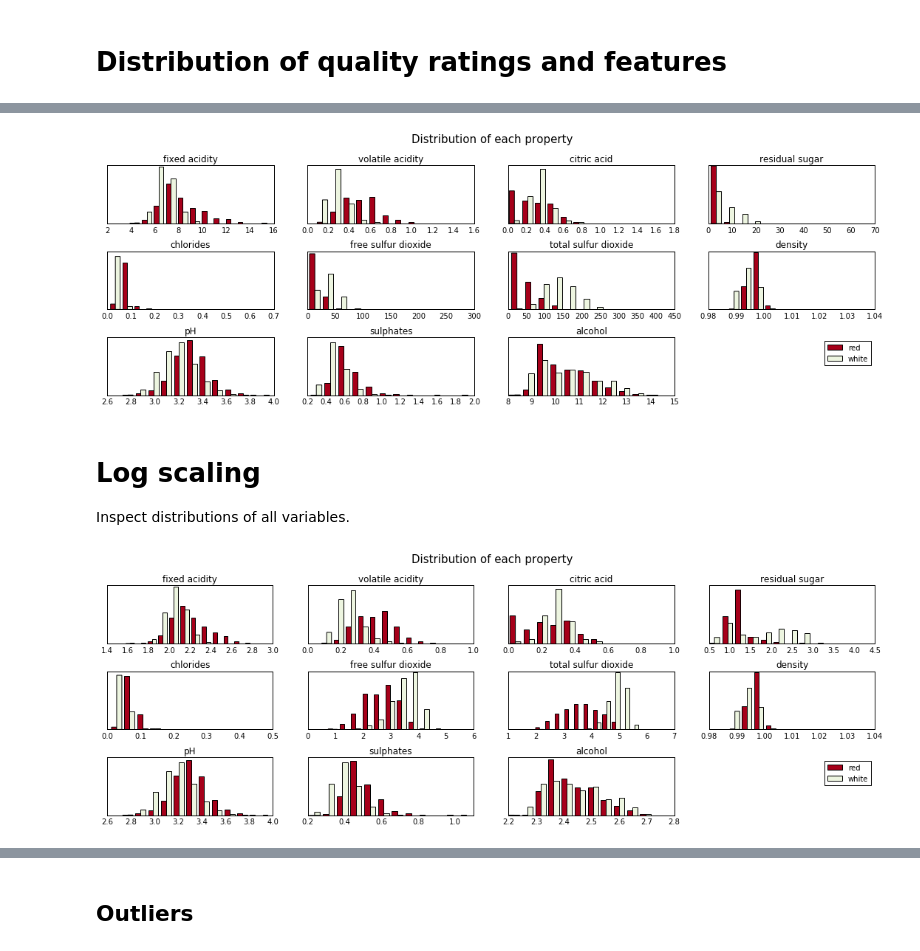
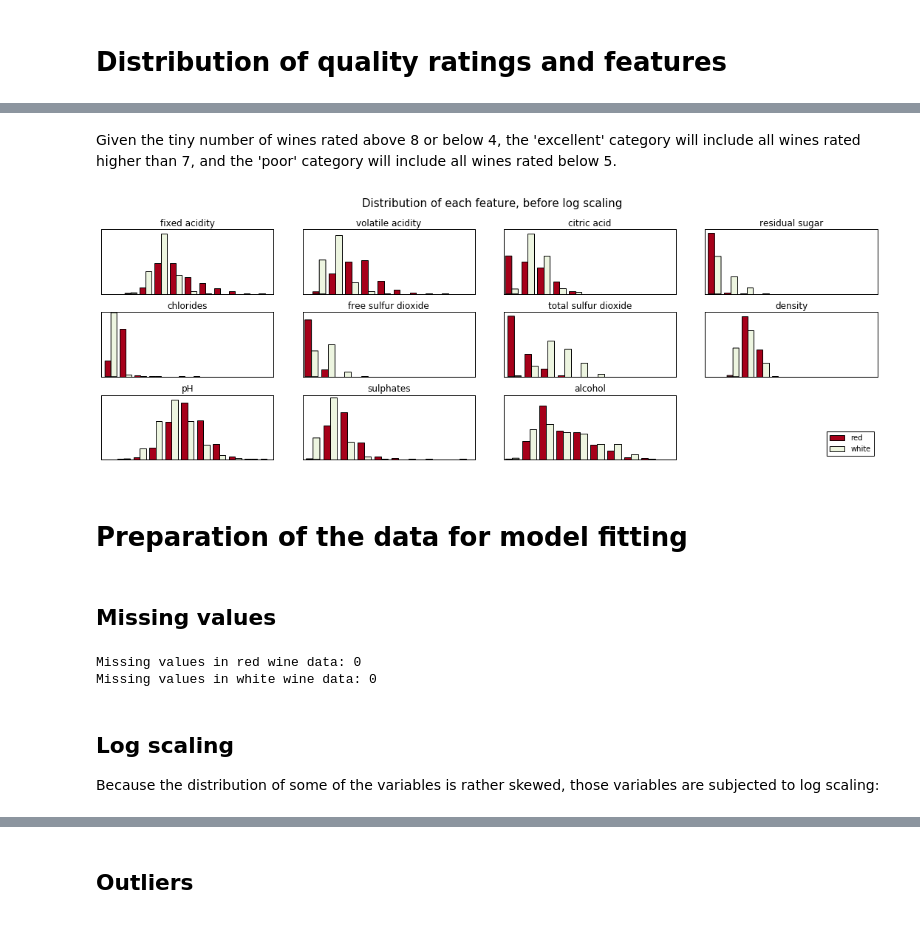
Before and after one commit to albertwildeman/Vinho_Verde, a Jupyter notebook: WineQuality.ipynb, the cells around one changed output, grey strips where cells are left out. Saved outputs shown, nothing was run; the diff lists cells and outputs as text; code cells hidden in the pictures.

```diff
--- a/WineQuality.ipynb
+++ b/WineQuality.ipynb
@@ -30,2 +33,18 @@ np.random.seed(0)
+# %%
+# Define a plotting function for later use
+def plot_histograms(dfs, ttl):
+    fig = plt.figure(figsize=(15,5))
+    for i_feat, feat in enumerate(feats):
+
+        ax = plt.subplot2grid((3,4),divmod(i_feat,4))
+        ax.hist([df[feat].values for df in dfs], 10, normed=1, histtype='bar', color=plot_colors, label=clrs)
+        plt.tick_params(axis='both', which='both', bottom='off', top='off', left='off', right='off',
+                        labelleft='off', labelbottom='off')
+        plt.title(feat)
+
+    ax = plt.subplot2grid((3,4),(2,3)) #The last subplot is used only to display the legend
+    ax.hist([[0],[0]], color=plot_colors, label=clrs); ax.set_ylim(-2,-1); ax.axis('off'); ax.legend(prop={'size': 10}, loc=4)
+    st = plt.suptitle(ttl, size='15', y=1.05)
+    plt.tight_layout();
 # %% [markdown]
 # Load data
@@ -71,29 +68,22 @@ plt.tight_layout();
-# %%
-def plot_histograms(dfs):
-    fig = plt.figure(figsize=(15,5))
-    for i_feat, feat in enumerate(feats):
-
-        ax = plt.subplot2grid((3,4),divmod(i_feat,4))
-        ax.hist([df[feat].values for df in dfs], 12, normed=1, histtype='bar', color=plot_colors, label=clrs)
-
-        plt.tick_params(axis='both', which='both', bottom='off', top='off', left='off', right='off', labelleft='off')
-        plt.title(feat)
-
-    ax = plt.subplot2grid((3,4),(2,3))
-    ax.hist([[0],[0]], color=plot_colors, label=clrs)
-    ax.set_ylim(-2,-1)
-    ax.axis('off')
-    ax.legend(prop={'size': 10})
-    st = plt.suptitle('Distribution of each property', size='15')
-    st.set_y(1.05) # place above subplots
-    plt.tight_layout();
-# %%
-plot_histograms(dfs)
-# %% [output]
-[figure, removed]
-# %% [markdown]
-# Log scaling
-Inspect distributions of all variables.
+# %% [markdown]
+Given the tiny number of wines rated above 8 or below 4, the 'excellent' category will include all wines rated higher than 7, and the 'poor' category will include all wines rated below 5.
+# %%
+plot_histograms(dfs, 'Distribution of each feature, before log scaling')
+# %% [output]
+[figure, added]
+# %% [markdown]
+# Preparation of the data for model fitting
+# %% [markdown]
+## Missing values
+# %%
+for i_clr, clr in enumerate(clrs):
+    print('Missing values in ' + clr + ' wine data: ' + str(dfs[i_clr].isnull().sum().sum()))
+# %% [output]
+Missing values in red wine data: 0
+Missing values in white wine data: 0
+# %% [markdown]
+## Log scaling
+Because the distribution of some of the variables is rather skewed, those variables are subjected to log scaling:
 # %%
 # Set features to log-transform
 skewed_feats = ['fixed acidity', 'volatile acidity', 'citric acid', 'residual sugar', 'chlorides',
@@ -101,7 +91,3 @@ skewed_feats = ['fixed acidity', 'volatile acidity', 'citric acid', 'residual su
 # log transform
 for df in dfs:
     df[skewed_feats] = np.log1p(df[skewed_feats])
-# %%
-plot_histograms(dfs)
-# %% [output]
-[figure, removed]
```
Also changed, not shown: parts of 31 cells of this notebook.
